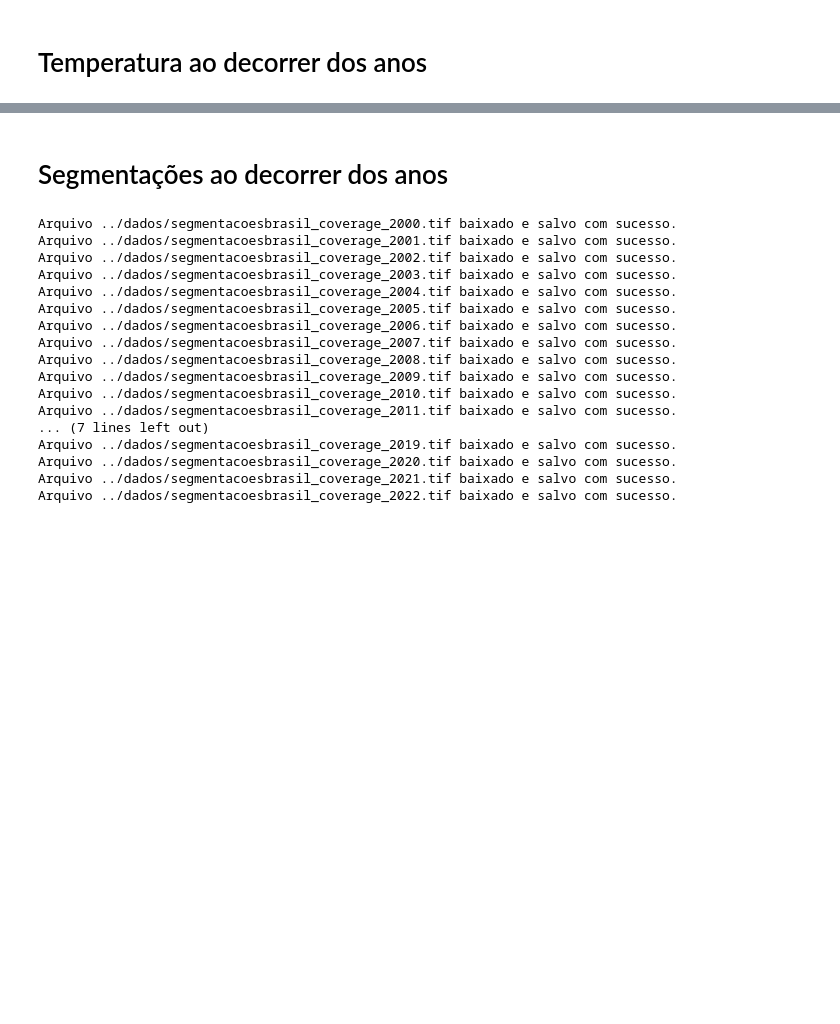
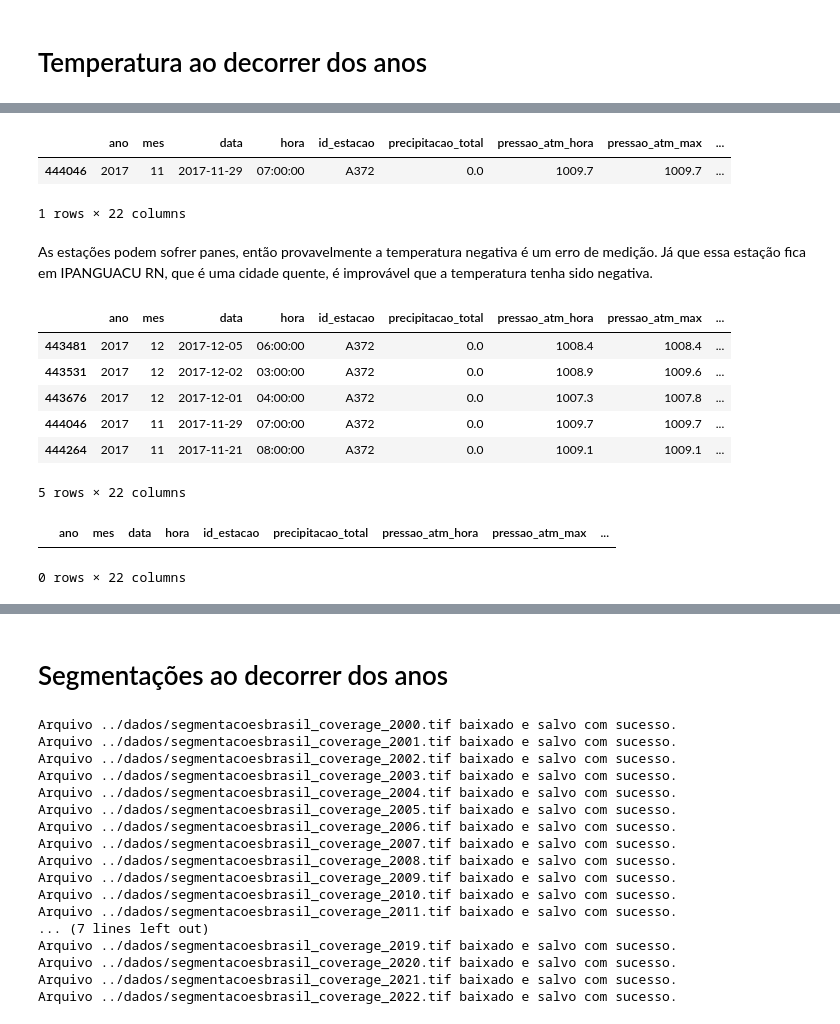
Before and after one commit to ArthurrCr/Projeto_PDI_, a Jupyter notebook: notebooks/primeira_abordagem.ipynb, the cells around one changed output, grey strips where cells are left out. Drawn from its saved outputs; the diff is of its cells as text; code cells hidden in the pictures; blank space fills up the shorter version.

```diff
--- a/notebooks/primeira_abordagem.ipynb
+++ b/notebooks/primeira_abordagem.ipynb
@@ -36,0 +84,3 @@ combined_data.head()
+# %%
+df_meta_dados_2017 = fetch_inmet_data([2017])
+df_meta_dados_2017['temperatura_min'].describe()
@@ -36,0 +97,26 @@ combined_data.head()
+# %%
+# verificar em qual estação ocorre a temperatura -9.5
+df_meta_dados_2017[df_meta_dados_2017['temperatura_min'] == -9.5]
+# %% [output]
+|  | ano | mes | data | hora | id_estacao | precipitacao_total | pressao_atm_hora | pressao_atm_max | ... |
+| 444046 | 2017 | 11 | 2017-11-29 | 07:00:00 | A372 | 0.0 | 1009.7 | 1009.7 | ... |
+1 rows × 22 columns
+# %% [markdown]
+As estações podem sofrer panes, então provavelmente a temperatura negativa é um erro de medição. Já que essa estação fica em IPANGUACU RN, que é uma cidade quente, é improvável que a temperatura tenha sido negativa.
+# %%
+# verificar quantas temperaturas negativas existem
+df_meta_dados_2017[df_meta_dados_2017['temperatura_min'] < 0]
+# %% [output]
+|  | ano | mes | data | hora | id_estacao | precipitacao_total | pressao_atm_hora | pressao_atm_max | ... |
+| 443481 | 2017 | 12 | 2017-12-05 | 06:00:00 | A372 | 0.0 | 1008.4 | 1008.4 | ... |
+| 443531 | 2017 | 12 | 2017-12-02 | 03:00:00 | A372 | 0.0 | 1008.9 | 1009.6 | ... |
+| 443676 | 2017 | 12 | 2017-12-01 | 04:00:00 | A372 | 0.0 | 1007.3 | 1007.8 | ... |
+| 444046 | 2017 | 11 | 2017-11-29 | 07:00:00 | A372 | 0.0 | 1009.7 | 1009.7 | ... |
+| 444264 | 2017 | 11 | 2017-11-21 | 08:00:00 | A372 | 0.0 | 1009.1 | 1009.1 | ... |
+5 rows × 22 columns
+# %%
+# verificar quantas temperaturas negativas existem
+df_meta_dados_2017[df_meta_dados_2017['temperatura_max'] < 0]
+# %% [output]
+|  | ano | mes | data | hora | id_estacao | precipitacao_total | pressao_atm_hora | pressao_atm_max | ... |
+0 rows × 22 columns
```
Also changed, not shown: parts of 30 cells of this notebook, 4 other files.
